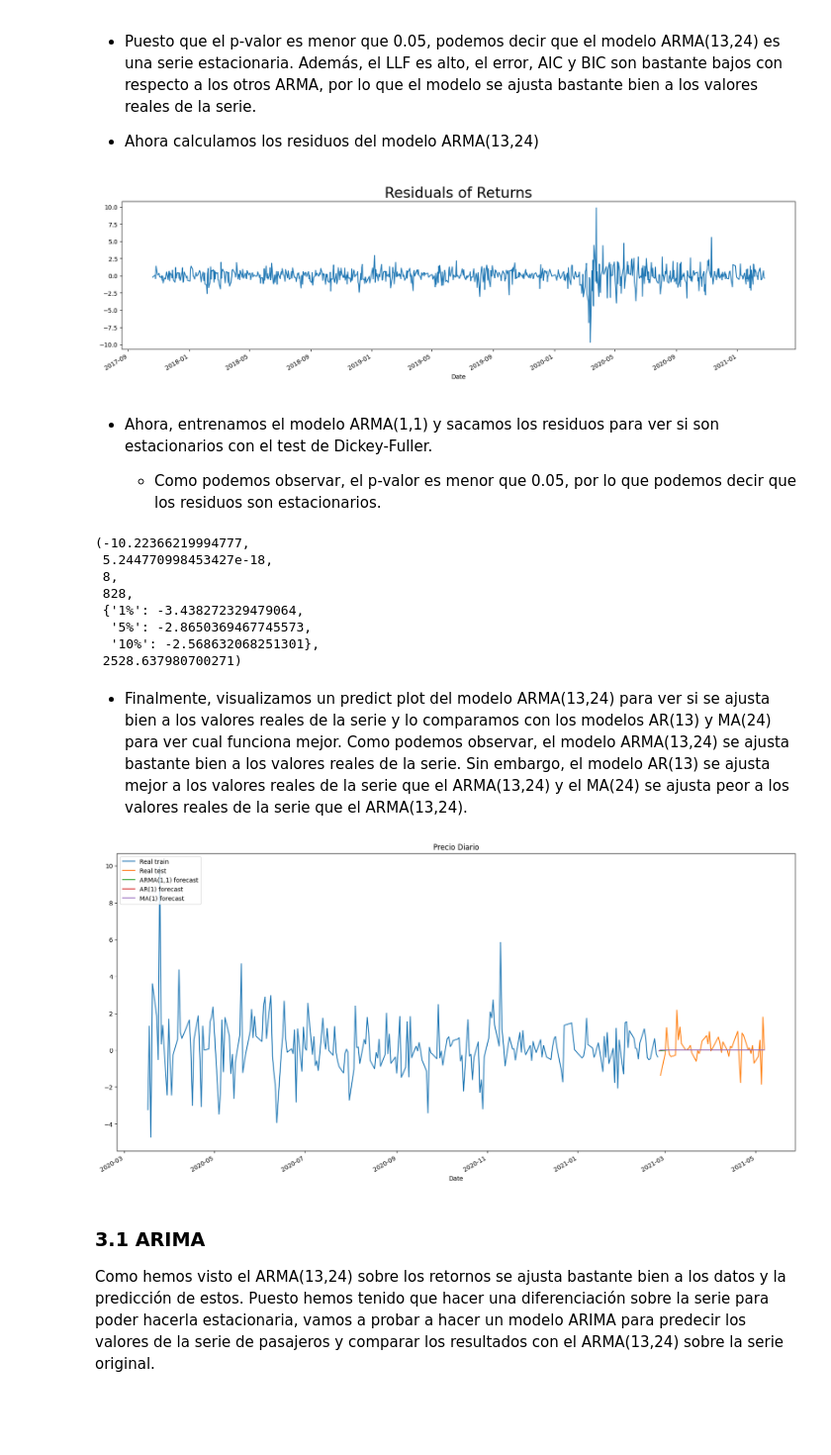
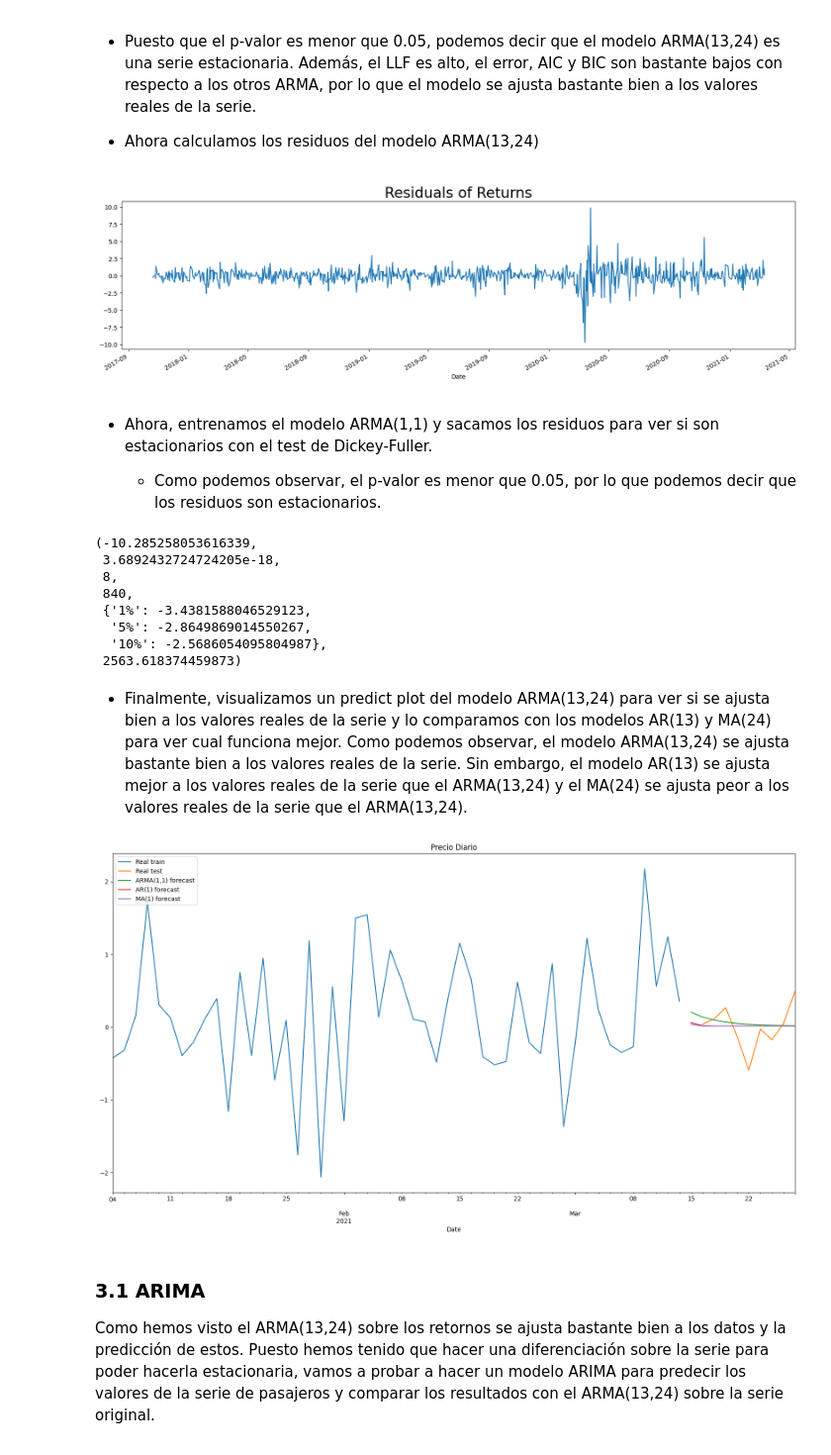
Before and after one commit to AlejandroPqLz/StockPrediction, a Jupyter notebook: DCDC_PrácticaFinal_Predicción de Stock.ipynb, the cells around one changed output. Shown at 99% size. Cells and saved outputs as stored; diff of their text form; code cells hidden in the pictures; blank space fills up the shorter version.

```diff
--- a/DCDC_PrácticaFinal_Predicción de Stock.ipynb
+++ b/DCDC_PrácticaFinal_Predicción de Stock.ipynb
@@ -148,7 +148,7 @@ max_date = news.date.max()
 # =====================================================================
 min_date = min_date
 # son las fechas que intentaremos predecir
-max_date = max_date + pd.DateOffset(days=50)
+max_date = max_date + pd.DateOffset(days=10)
 
 # convertimos las fechas a string
 min_date = min_date.strftime('%Y-%m-%d')
@@ -342,7 +342,7 @@ plot_acf_pacf(euro_open.Returns_Returns[2:],lags=24, title='Returns de Returns d
 # %%
 # División de los datos en train y test
 # =====================================================================
-size = len(euro_open) - 50
+size = len(euro_open) - 10
 wd_train, wd_test = euro_open.iloc[:size], euro_open.iloc[size:]
 # %% [markdown]
 ### 3.0 AR, MA, ARMA
@@ -469,7 +468,7 @@ ax = wd_test.Returns[1:].plot(ax=ax,figsize=(20,10), title = "Precio Diario", la
 # AR(13)
 model_ar = ARIMA(wd_train.Returns[1:], order=(1,0,0)) # elegimos el modelo con menor LLF, AIC, BIC y error, en este caso AR(13)
 results_ar = model_ar.fit()
-results_arfore = results_ar.forecast(steps=50)
+results_arfore = results_ar.forecast(steps=10)
 results_arfore.index=wd_test.Returns.index
 
 # Plot
@@ -594,7 +593,7 @@ ax = wd_test.Returns[1:].plot(ax=ax,figsize=(20,10), title = "Precio Diario", la
 
 model_ma = ARIMA(wd_train.Returns[1:], order=(0,0,1)) # elegimos el modelo con menor LLF, AIC, BIC y error, en este caso MA(22)
 results_ma = model_ma.fit()
-results_mafore = results_ma.forecast(steps=50)
+results_mafore = results_ma.forecast(steps=10)
 results_mafore.index=wd_test.Returns.index
 
 # Plot
@@ -647,7 +646,7 @@ results_arma.resid.plot(figsize = (20,5))
 plt.title("Residuals of Returns", size = 24)
 plt.show()
 # %% [output]
-[figure, old version]
+[figure, new version]
 # %% [markdown]
 - Ahora, entrenamos el modelo ARMA(1,1) y sacamos los residuos para ver si son estacionarios con el test de Dickey-Fuller.
 
@@ -657,35 +656,35 @@ model_arma_1_1 = ARIMA(wd_train.Returns[1:], order=(1,0,1))
 results_arma_1_1 = model_arma_1_1.fit()
 sts.adfuller(results_arma_1_1.resid)
 # %% [output]
-(-10.22366219994777,
- 5.244770998453427e-18,
+(-10.285258053616339,
+ 3.6892432724724205e-18,
  8,
- 828,
- {'1%': -3.438272329479064,
-  '5%': -2.8650369467745573,
-  '10%': -2.568632068251301},
- 2528.637980700271)
+ 840,
+ {'1%': -3.4381588046529123,
+  '5%': -2.8649869014550267,
+  '10%': -2.5686054095804987},
+ 2563.618374459873)
 # %% [markdown]
 - Finalmente, visualizamos un predict plot del modelo ARMA(13,24) para ver si se ajusta bien a los valores reales de la serie y lo comparamos con los modelos AR(13) y MA(24) para ver cual funciona mejor. Como podemos observar, el modelo ARMA(13,24) se ajusta bastante bien a los valores reales de la serie. Sin embargo, el modelo AR(13) se ajusta mejor a los valores reales de la serie que el ARMA(13,24) y el MA(24) se ajusta peor a los valores reales de la serie que el ARMA(13,24).
 # %%
 fig, ax = plt.subplots()
-ax = wd_train.Returns[600:].plot(ax=ax,figsize=(20,10), title = "Precio Diario", label='Real train')
+ax = wd_train.Returns[800:].plot(ax=ax,figsize=(20,10), title = "Precio Diario", label='Real train')
 ax = wd_test.Returns[1:].plot(ax=ax,figsize=(20,10), title = "Precio Diario", label='Real test')
 
 model_arma = ARIMA(wd_train.Returns[1:], order=(1,0,1))
 results_arma = model_arma.fit()
-results_armafore = results_arma.forecast(steps=50)
+results_armafore = results_arma.forecast(steps=10)
 results_armafore.index=wd_test.Returns.index
 
 ax = results_armafore.plot(ax=ax,label='ARMA(1,1) forecast')
 ax = results_arfore.plot(ax=ax, label='AR(1) forecast')
 ax = results_mafore.plot(ax=ax,label='MA(1) forecast')
 
 #plot_predict(results_ma, dynamic=False,ax=ax)
 plt.legend(loc="upper left")
 plt.show()
 # %% [output]
-[figure, old version]
+[figure, new version]
 # %% [markdown]
 ### 3.1 ARIMA
 
```
Also changed, not shown: parts of 43 cells of this notebook.
